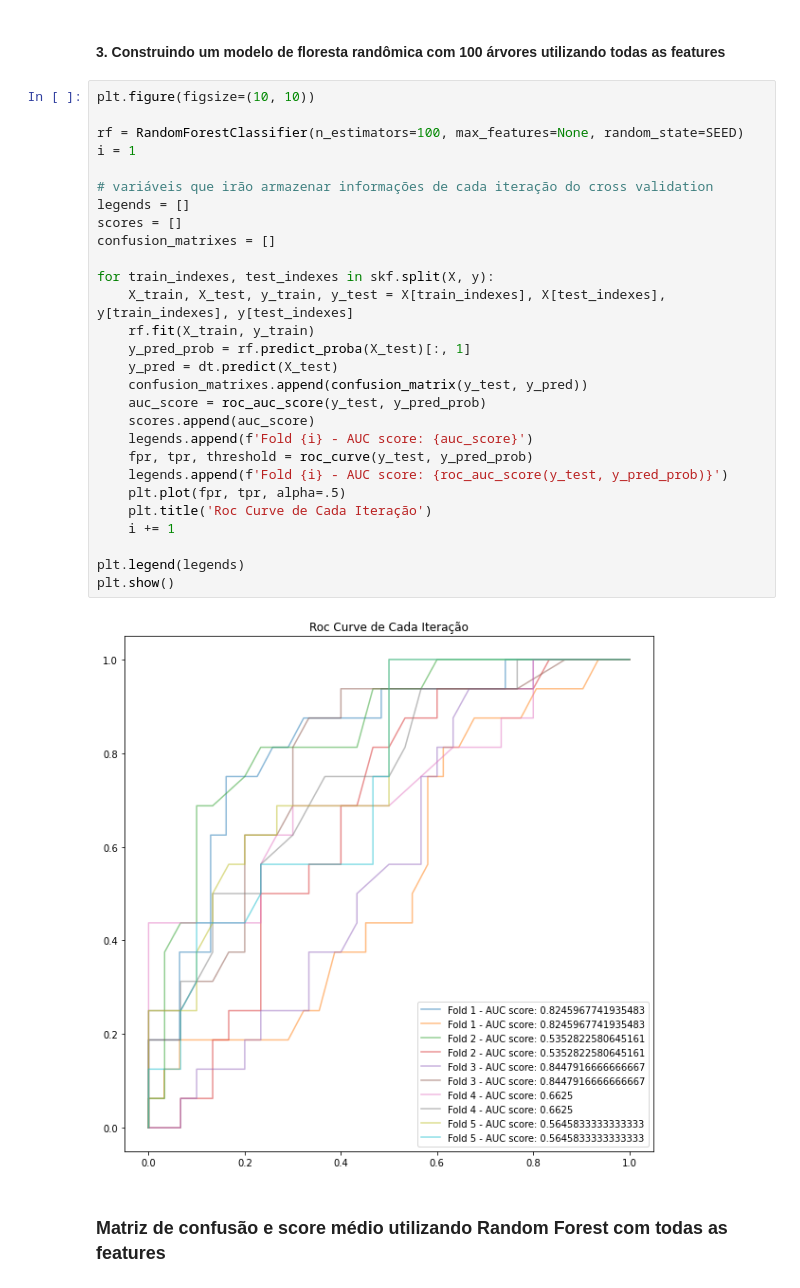
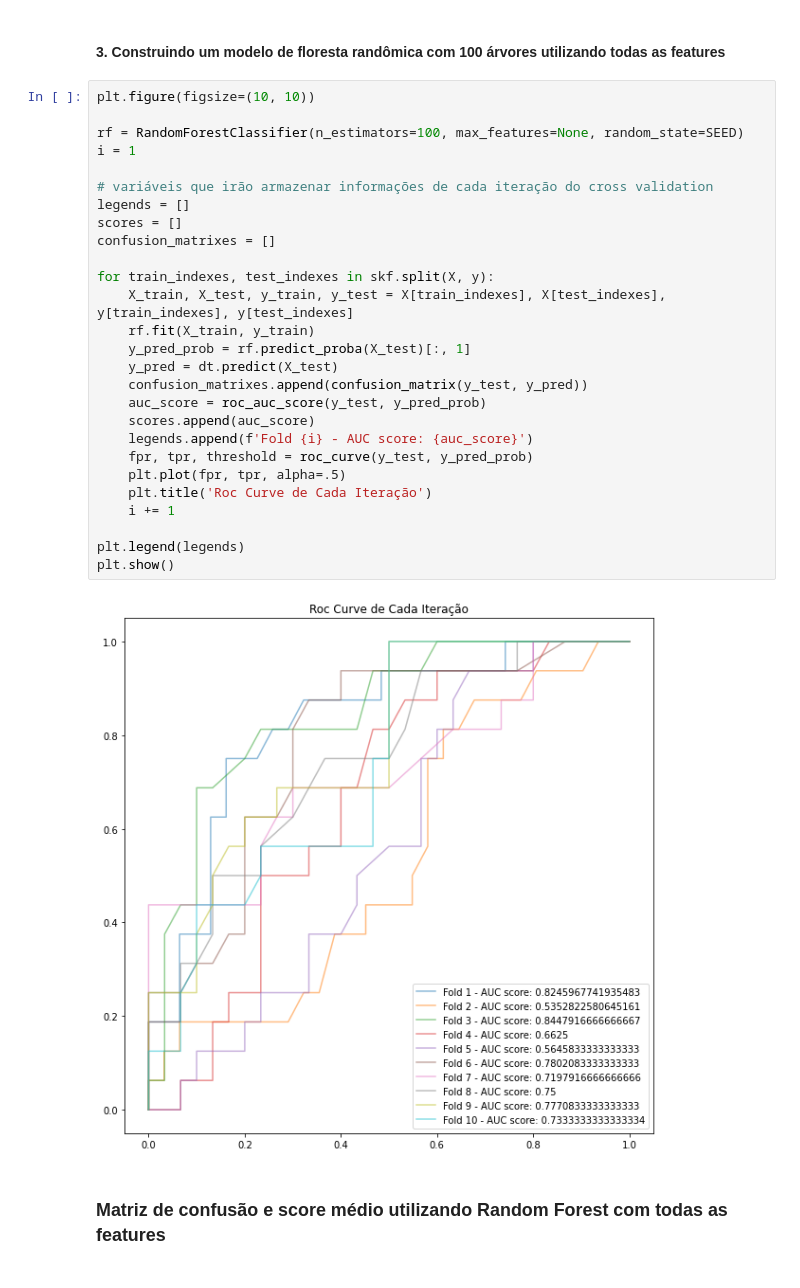
Before and after one commit to guilodron/projeto-1-fsi, a Jupyter notebook: 170011780.ipynb, the cells around one changed output. Saved outputs shown, nothing was run; the diff lists cells and outputs as text.

```diff
--- a/170011780.ipynb
+++ b/170011780.ipynb
@@ -104,33 +104,32 @@ O auc score médio utilizando DecisionTreeClassifier é: 0.5795631720430108
 # %%
 plt.figure(figsize=(10, 10))
 
 rf = RandomForestClassifier(n_estimators=100, max_features=None, random_state=SEED)
 i = 1
 
 # variáveis que irão armazenar informações de cada iteração do cross validation
 legends = []
 scores = []
 confusion_matrixes = []
 
 for train_indexes, test_indexes in skf.split(X, y):
     X_train, X_test, y_train, y_test = X[train_indexes], X[test_indexes], y[train_indexes], y[test_indexes]
     rf.fit(X_train, y_train)
     y_pred_prob = rf.predict_proba(X_test)[:, 1]
     y_pred = dt.predict(X_test)
     confusion_matrixes.append(confusion_matrix(y_test, y_pred))
     auc_score = roc_auc_score(y_test, y_pred_prob)
     scores.append(auc_score)
     legends.append(f'Fold {i} - AUC score: {auc_score}')
     fpr, tpr, threshold = roc_curve(y_test, y_pred_prob)
-    legends.append(f'Fold {i} - AUC score: {roc_auc_score(y_test, y_pred_prob)}')
     plt.plot(fpr, tpr, alpha=.5)
     plt.title('Roc Curve de Cada Iteração')
     i += 1
 
 plt.legend(legends)
 plt.show()
 # %% [output]
-[figure, old version]
+[figure, new version]
 # %% [markdown]
 ### Matriz de confusão e score médio utilizando Random Forest com todas as features
 # %%
```
Also changed, not shown: parts of 4 cells of this notebook.
